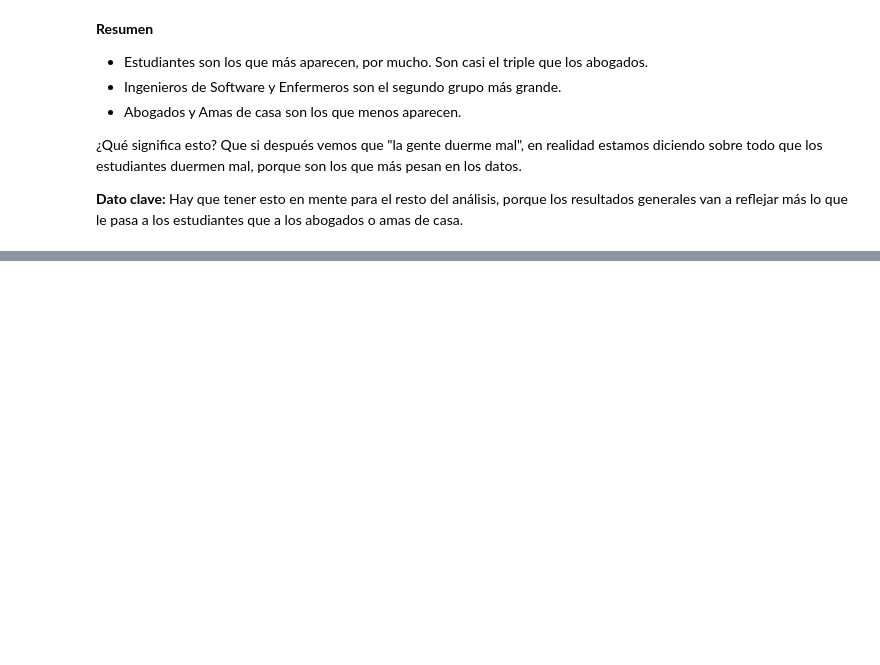
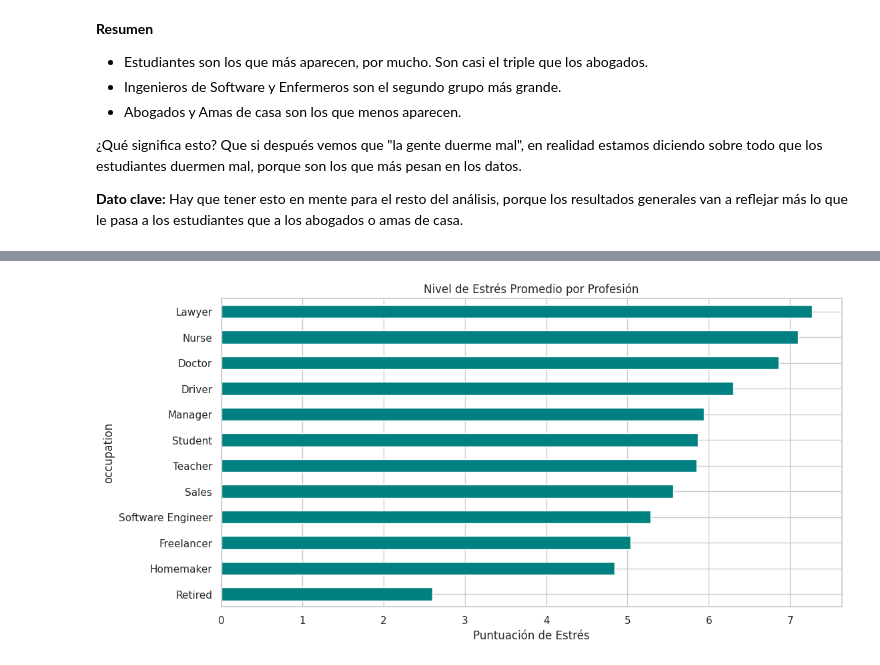
Before and after one commit to R3vival/Intro_Ciencia_De_Datos_Trabajo, a Jupyter notebook: Trabajo_Final_Intro_DC.ipynb, the cells around one changed output, grey strips where cells are left out. Saved outputs shown, nothing was run; the diff lists cells and outputs as text; code cells hidden in the pictures; blank space fills up the shorter version.

```diff
--- a/Trabajo_Final_Intro_DC.ipynb
+++ b/Trabajo_Final_Intro_DC.ipynb
@@ -313,0 +341,9 @@ Passing `palette` without assigning `hue` is deprecated and will be removed in v
+# %%
+# Estrés promedio por Profesión
+plt.figure(figsize=(12, 6))
+df.groupby('occupation')['stress_score'].mean().sort_values().plot(kind='barh', color='teal')
+plt.title('Nivel de Estrés Promedio por Profesión')
+plt.xlabel('Puntuación de Estrés')
+plt.show()
+# %% [output]
+[figure, added]
```
Also changed, not shown: parts of 5 cells of this notebook.
